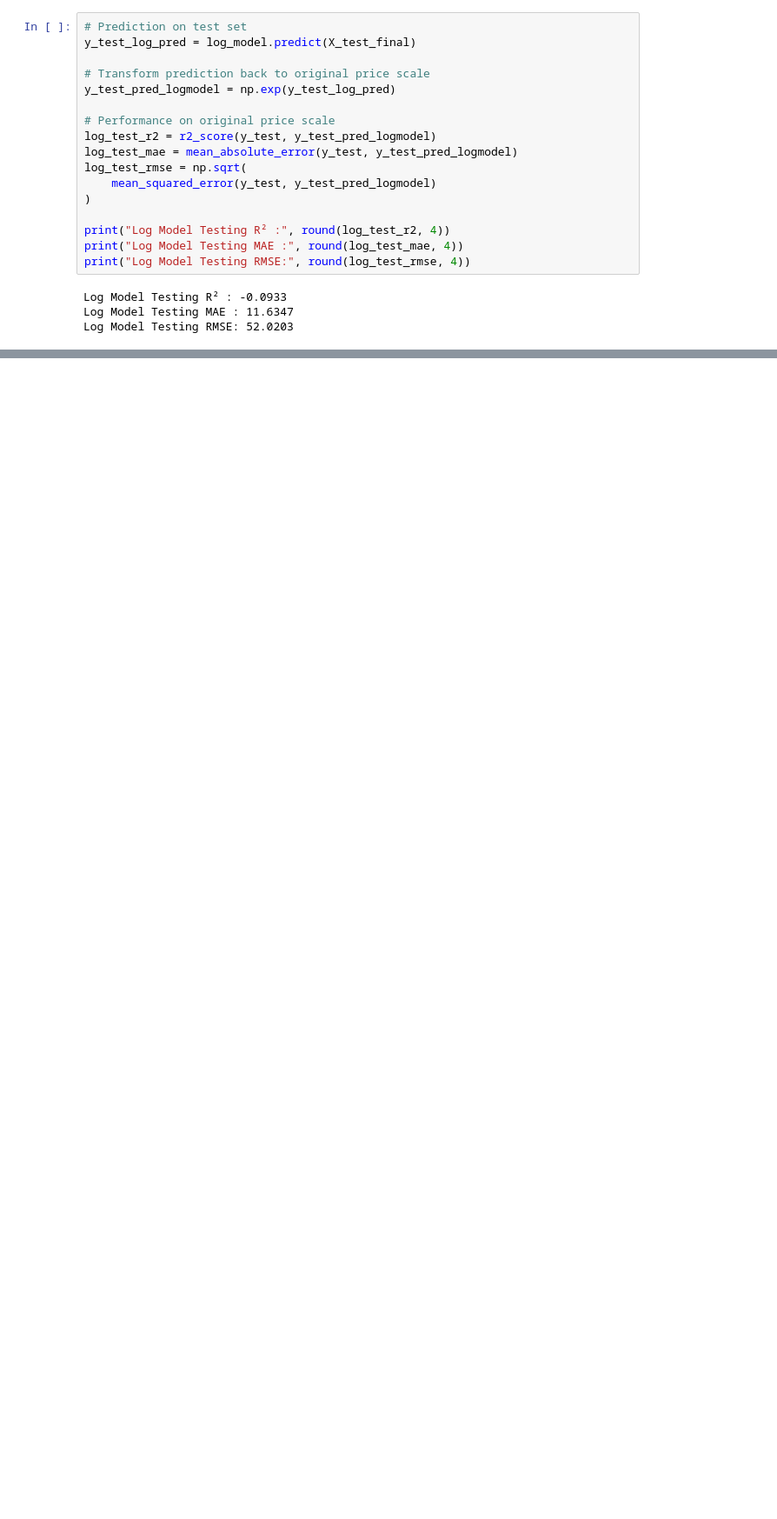
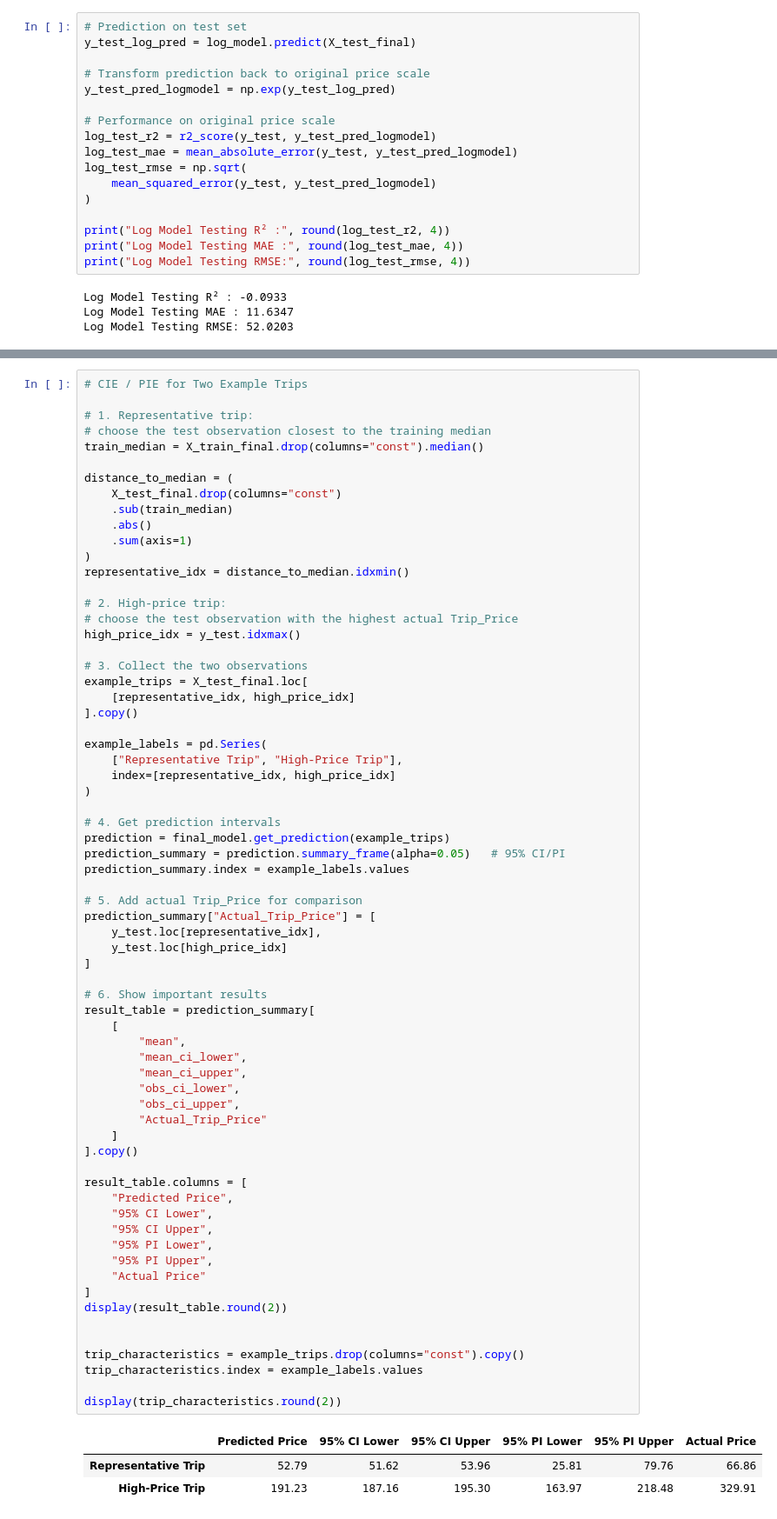
Before and after one commit to kurochan1901/115-1_Data-Analysis-and-Modeling, a Jupyter notebook: HW1/HW1.ipynb, the cells around one changed output, grey strips where cells are left out. Shown at 87% size. Saved outputs shown, nothing was run; the diff lists cells and outputs as text; blank space fills up the shorter version.

Commit message:
final model analysis_CIE/PIE

```diff
--- a/HW1/HW1.ipynb
+++ b/HW1/HW1.ipynb
@@ -1722,0 +1752,71 @@ Log Model Testing RMSE: 52.0203
+# %%
+# CIE / PIE for Two Example Trips
+
+# 1. Representative trip:
+# choose the test observation closest to the training median
+train_median = X_train_final.drop(columns="const").median()
+
+distance_to_median = (
+    X_test_final.drop(columns="const")
+    .sub(train_median)
+    .abs()
+    .sum(axis=1)
+)
+representative_idx = distance_to_median.idxmin()
+
+# 2. High-price trip:
+# choose the test observation with the highest actual Trip_Price
+high_price_idx = y_test.idxmax()
+
+# 3. Collect the two observations
+example_trips = X_test_final.loc[
+    [representative_idx, high_price_idx]
+].copy()
+
+example_labels = pd.Series(
+    ["Representative Trip", "High-Price Trip"],
+    index=[representative_idx, high_price_idx]
+)
+
+# 4. Get prediction intervals
+prediction = final_model.get_prediction(example_trips)
+prediction_summary = prediction.summary_frame(alpha=0.05)   # 95% CI/PI
+prediction_summary.index = example_labels.values
+
+# 5. Add actual Trip_Price for comparison
+prediction_summary["Actual_Trip_Price"] = [
+    y_test.loc[representative_idx],
+    y_test.loc[high_price_idx]
+]
+
+# 6. Show important results
+result_table = prediction_summary[
+    [
+        "mean",
+        "mean_ci_lower",
+        "mean_ci_upper",
+        "obs_ci_lower",
+        "obs_ci_upper",
+        "Actual_Trip_Price"
+    ]
+].copy()
+
+result_table.columns = [
+    "Predicted Price",
+    "95% CI Lower",
+    "95% CI Upper",
+    "95% PI Lower",
+    "95% PI Upper",
+    "Actual Price"
+]
+display(result_table.round(2))
+
+
+trip_characteristics = example_trips.drop(columns="const").copy()
+trip_characteristics.index = example_labels.values
+
+display(trip_characteristics.round(2))
+# %% [output]
+|  | Predicted Price | 95% CI Lower | 95% CI Upper | 95% PI Lower | 95% PI Upper | Actual Price |
+| Representative Trip | 52.79 | 51.62 | 53.96 | 25.81 | 79.76 | 66.86 |
+| High-Price Trip | 191.23 | 187.16 | 195.30 | 163.97 | 218.48 | 329.91 |
```
Also changed, not shown: parts of 4 cells of this notebook.
